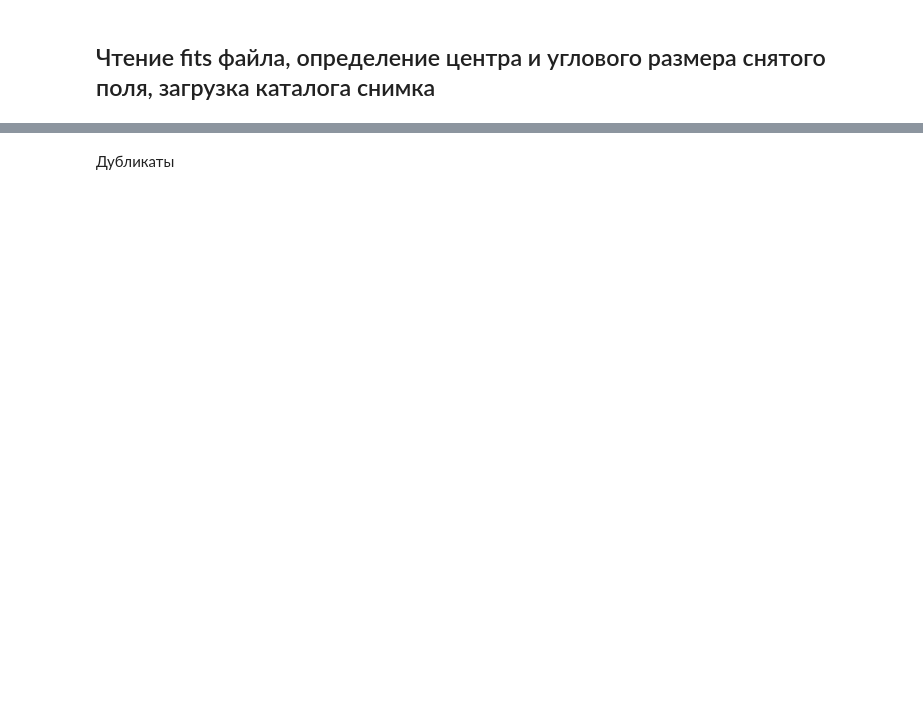
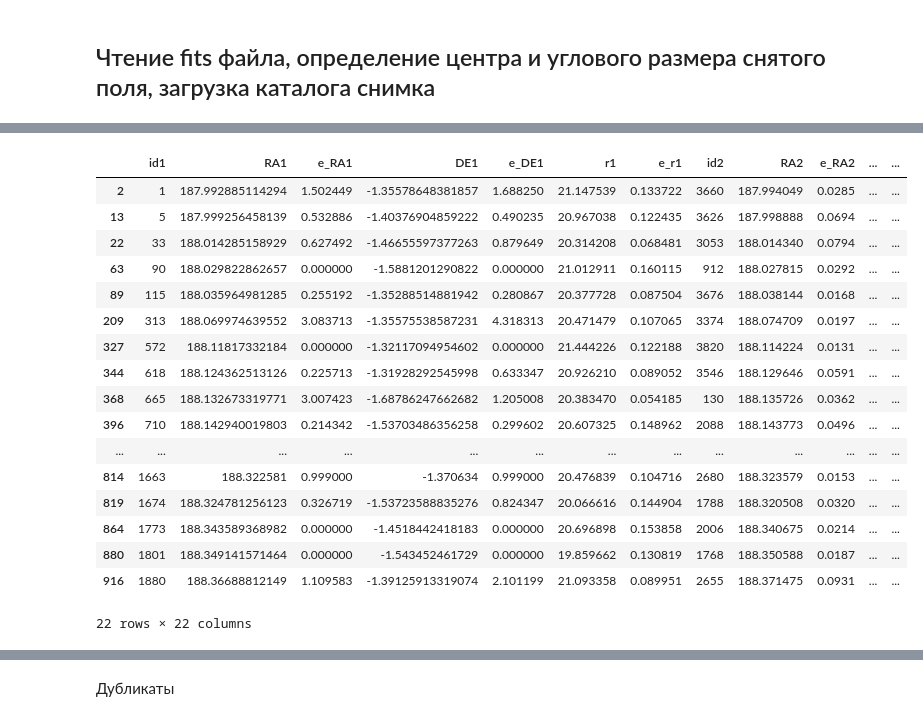
Before and after one commit to EA4096/xMatch, a Jupyter notebook: Final_comments.ipynb, the cells around one changed output, grey strips where cells are left out. Drawn from its saved outputs; the diff is of its cells as text; code cells hidden in the pictures; blank space fills up the shorter version.

```diff
--- a/Final_comments.ipynb
+++ b/Final_comments.ipynb
@@ -151,0 +410,11 @@ noid
+# %%
+temp_ar = nnbs[1].to(u.arcsec).value < eps
+
+temp_df = df1.loc[temp_ar].copy()
+temp_df['id2'] = nnbs[0][temp_ar]
+
+a0 = temp_df.loc[~temp_df.id2.duplicated(keep=False)].copy()
+a0.reset_index(drop=False, inplace=True)
+a0.rename(columns={'index': 'id1'}, inplace=True)
+
+print('Всего объектов: {}, объектов в a0: {}'.format(len(df1), len(a0)))
@@ -151,0 +425,6 @@ noid
+# %%
+temp_ar = nnbs[1].to(u.arcsec).value > eps
+
+a1 = df1.loc[temp_ar].copy()
+
+print('Всего объектов: {}, объектов в a1: {}'.format(len(df1), len(a1)))
@@ -151,0 +454,20 @@ noid
+# %%
+noid_coord = SkyCoord(a1.iloc[:, 0].values.astype(float).tolist(), a1.iloc[:, 2].values.astype(float).tolist(), frame="icrs", unit="deg")
+res = search_around_sky(noid_coord, df2_coord, seplimit=20*u.arcsec)
+
+temp_df_1 = a1.iloc[res[0]].copy()
+temp_df_1.reset_index(drop=False, inplace=True)
+temp_df_1.rename(columns={'index': 'id1'}, inplace=True)
+
+
+temp_df_2 = df2.iloc[res[1]].copy()
+temp_df_2.reset_index(drop=False, inplace=True)
+temp_df_2.rename(columns={'index': 'id2'}, inplace=True)
+
+preprod1 = pd.concat([temp_df_1, temp_df_2], axis=1)
+preprod1['sep'] = res[2].value*3600
+
+#Сопоставление по магнитудам
+phm_test = preprod1.apply(lamy.photometry_test, axis = 1, args = (model, ))
+preprod1['phm_test'] = phm_test
+preprod1
@@ -151,0 +488,27 @@ noid
+# %%
+found = preprod1.loc[preprod1.phm_test == True]
+rel = found.loc[found.id2.isin(a0.id2.values) == False]
+
+#Выбираем взаимно-однозначные сопоставления по блеску
+temp_rel = rel.loc[~rel.id1.duplicated(keep=False)]
+relevant = temp_rel.loc[~temp_rel.id2.duplicated(keep=False)]
+relevant
+# %% [output]
+|  | id1 | RA1 | e_RA1 | DE1 | e_DE1 | r1 | e_r1 | id2 | RA2 | e_RA2 | ... | ... |
+| 2 | 1 | 187.992885114294 | 1.502449 | -1.35578648381857 | 1.688250 | 21.147539 | 0.133722 | 3660 | 187.994049 | 0.0285 | ... | ... |
+| 13 | 5 | 187.999256458139 | 0.532886 | -1.40376904859222 | 0.490235 | 20.967038 | 0.122435 | 3626 | 187.998888 | 0.0694 | ... | ... |
+| 22 | 33 | 188.014285158929 | 0.627492 | -1.46655597377263 | 0.879649 | 20.314208 | 0.068481 | 3053 | 188.014340 | 0.0794 | ... | ... |
+| 63 | 90 | 188.029822862657 | 0.000000 | -1.5881201290822 | 0.000000 | 21.012911 | 0.160115 | 912 | 188.027815 | 0.0292 | ... | ... |
+| 89 | 115 | 188.035964981285 | 0.255192 | -1.35288514881942 | 0.280867 | 20.377728 | 0.087504 | 3676 | 188.038144 | 0.0168 | ... | ... |
+| 209 | 313 | 188.069974639552 | 3.083713 | -1.35575538587231 | 4.318313 | 20.471479 | 0.107065 | 3374 | 188.074709 | 0.0197 | ... | ... |
+| 327 | 572 | 188.11817332184 | 0.000000 | -1.32117094954602 | 0.000000 | 21.444226 | 0.122188 | 3820 | 188.114224 | 0.0131 | ... | ... |
+| 344 | 618 | 188.124362513126 | 0.225713 | -1.31928292545998 | 0.633347 | 20.926210 | 0.089052 | 3546 | 188.129646 | 0.0591 | ... | ... |
+| 368 | 665 | 188.132673319771 | 3.007423 | -1.68786247662682 | 1.205008 | 20.383470 | 0.054185 | 130 | 188.135726 | 0.0362 | ... | ... |
+| 396 | 710 | 188.142940019803 | 0.214342 | -1.53703486356258 | 0.299602 | 20.607325 | 0.148962 | 2088 | 188.143773 | 0.0496 | ... | ... |
+| ... | ... | ... | ... | ... | ... | ... | ... | ... | ... | ... | ... | ... |
+| 814 | 1663 | 188.322581 | 0.999000 | -1.370634 | 0.999000 | 20.476839 | 0.104716 | 2680 | 188.323579 | 0.0153 | ... | ... |
+| 819 | 1674 | 188.324781256123 | 0.326719 | -1.53723588835276 | 0.824347 | 20.066616 | 0.144904 | 1788 | 188.320508 | 0.0320 | ... | ... |
+| 864 | 1773 | 188.343589368982 | 0.000000 | -1.4518442418183 | 0.000000 | 20.696898 | 0.153858 | 2006 | 188.340675 | 0.0214 | ... | ... |
+| 880 | 1801 | 188.349141571464 | 0.000000 | -1.543452461729 | 0.000000 | 19.859662 | 0.130819 | 1768 | 188.350588 | 0.0187 | ... | ... |
+| 916 | 1880 | 188.36688812149 | 1.109583 | -1.39125913319074 | 2.101199 | 21.093358 | 0.089951 | 2655 | 188.371475 | 0.0931 | ... | ... |
+22 rows × 22 columns
```
Also changed, not shown: parts of 69 cells of this notebook.
